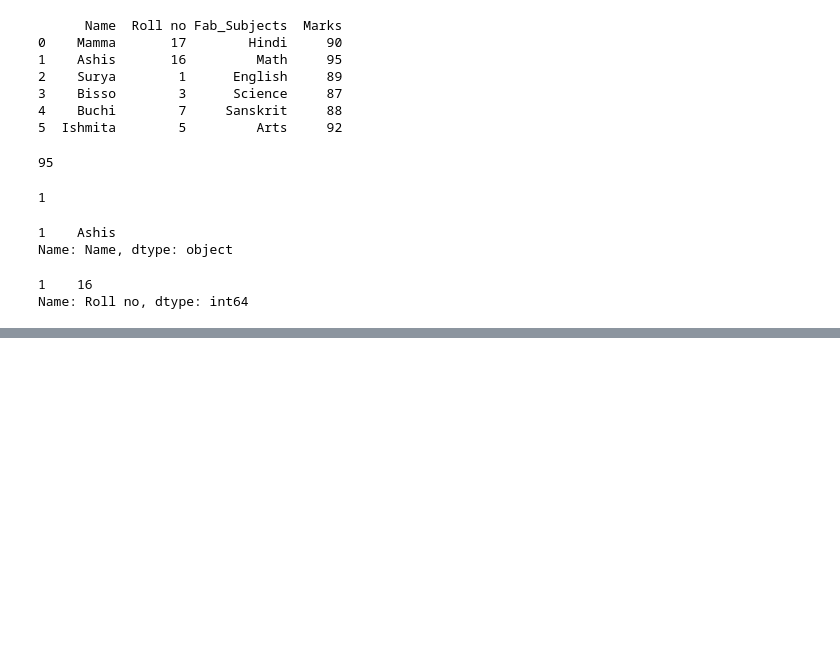
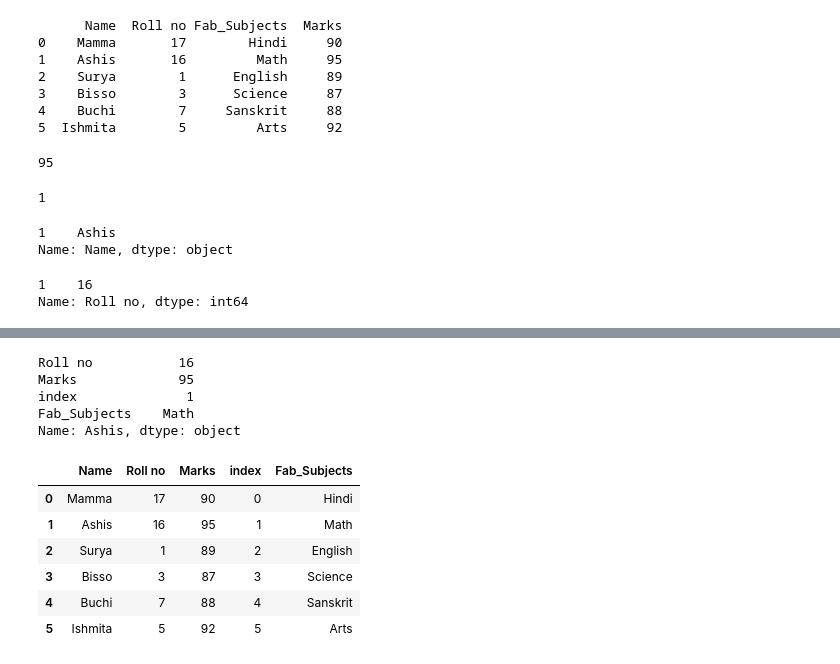
Before and after one commit to ashis003/Machine-Learning, a Jupyter notebook: Basics.ipynb, the cells around one changed output, grey strips where cells are left out. Saved outputs shown, nothing was run; the diff lists cells and outputs as text; code cells hidden in the pictures; blank space fills up the shorter version.

```diff
--- a/Basics.ipynb
+++ b/Basics.ipynb
@@ -160,0 +236,3 @@ df.head()
+# %%
+df.set_index('Name',inplace=True)
+df
@@ -160,0 +248,18 @@ df.head()
+# %%
+df.loc['Ashis']
+# %% [output]
+Roll no           16
+Marks             95
+index              1
+Fab_Subjects    Math
+Name: Ashis, dtype: object
+# %%
+df
+# %% [output]
+|  | Name | Roll no | Marks | index | Fab_Subjects |
+| 0 | Mamma | 17 | 90 | 0 | Hindi |
+| 1 | Ashis | 16 | 95 | 1 | Math |
+| 2 | Surya | 1 | 89 | 2 | English |
+| 3 | Bisso | 3 | 87 | 3 | Science |
+| 4 | Buchi | 7 | 88 | 4 | Sanskrit |
+| 5 | Ishmita | 5 | 92 | 5 | Arts |
```
Also changed, not shown: parts of 10 cells of this notebook.
